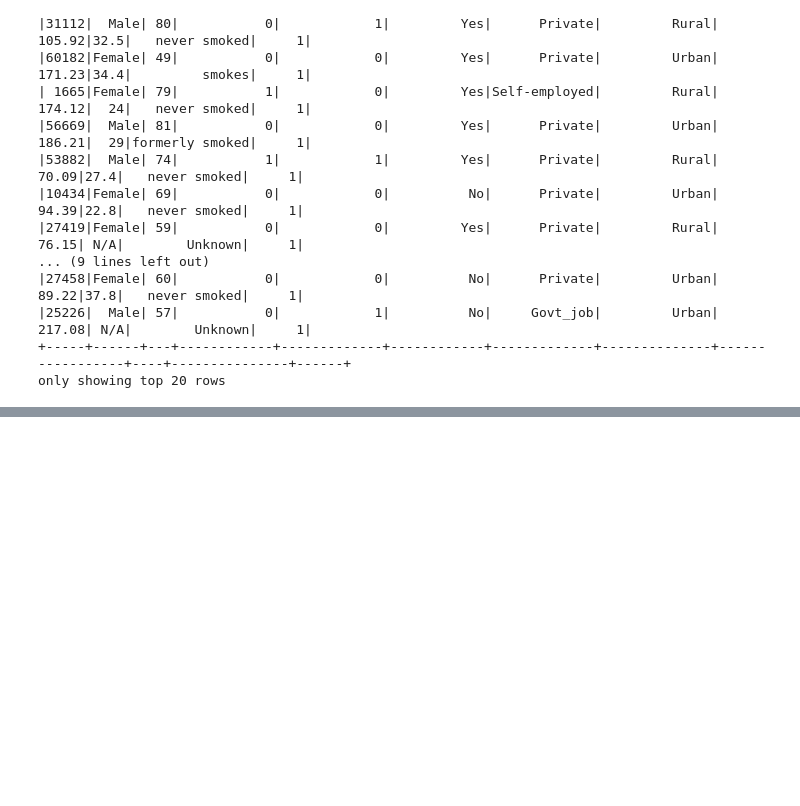
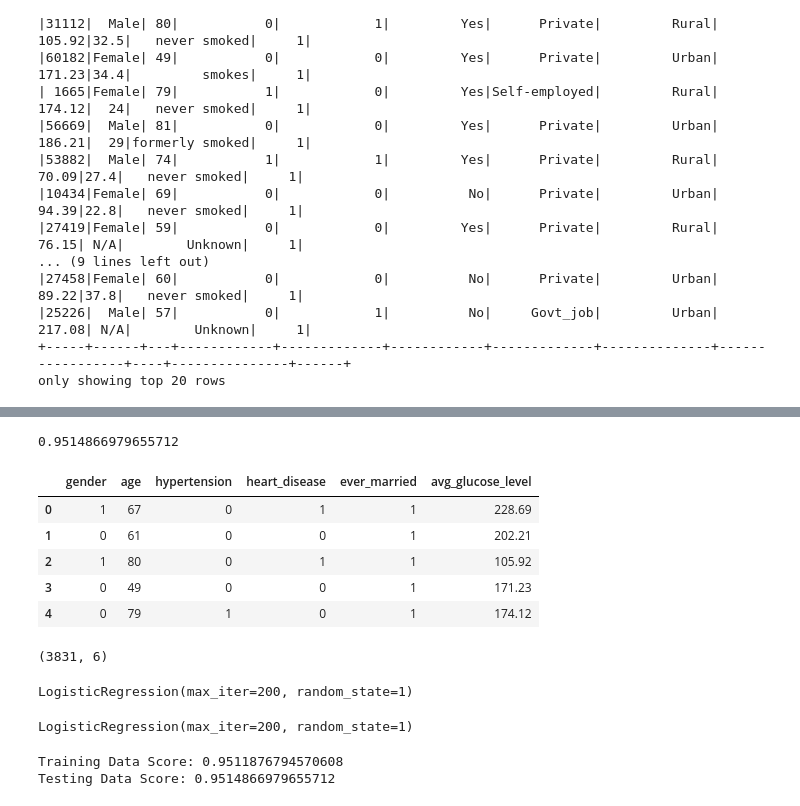
Before and after one commit to AlexFeeney/Project4_Group3, a Jupyter notebook: AlexF_Project4.ipynb, the cells around one changed output, grey strips where cells are left out. Drawn from its saved outputs; the diff is of its cells as text; code cells hidden in the pictures; blank space fills up the shorter version.

```diff
--- a/AlexF_Project4.ipynb
+++ b/AlexF_Project4.ipynb
@@ -119,0 +170,6 @@ classifier = LogisticRegression(solver='lbfgs', random_state=1)
+# %%
+from sklearn.metrics import accuracy_score
+# Display the accuracy score for the test dataset.
+accuracy_score(y_test, predictions)
+# %% [output]
+0.9514866979655712
@@ -119,0 +180,42 @@ classifier = LogisticRegression(solver='lbfgs', random_state=1)
+# %%
+#add and convert additional features
+X = pandas_df.drop(['stroke', 'id','work_type','Residence_type','smoking_status','bmi'],axis=1)
+X['ever_married'].fillna('No', inplace=True)
+X['ever_married'] = X['ever_married'].map({'Yes': 1, 'No': 0})
+X['gender'] = X['gender'].map({'Male': 1, 'Female': 0})
+X.head()
+# %% [output]
+|  | gender | age | hypertension | heart_disease | ever_married | avg_glucose_level |
+| 0 | 1 | 67 | 0 | 1 | 1 | 228.69 |
+| 1 | 0 | 61 | 0 | 0 | 1 | 202.21 |
+| 2 | 1 | 80 | 0 | 1 | 1 | 105.92 |
+| 3 | 0 | 49 | 0 | 0 | 1 | 171.23 |
+| 4 | 0 | 79 | 1 | 0 | 1 | 174.12 |
+# %%
+from sklearn.model_selection import train_test_split
+
+X_train, X_test, y_train, y_test = train_test_split(X,
+                                                    y,
+                                                    random_state=1,
+                                                    stratify=y)
+X_train.shape
+# %% [output]
+(3831, 6)
+# %%
+from sklearn.linear_model import LogisticRegression
+classifier = LogisticRegression(solver='lbfgs',
+                                max_iter=200,
+                                random_state=1)
+classifier
+# %% [output]
+LogisticRegression(max_iter=200, random_state=1)
+# %%
+classifier.fit(X_train, y_train)
+# %% [output]
+LogisticRegression(max_iter=200, random_state=1)
+# %%
+print(f"Training Data Score: {classifier.score(X_train, y_train)}")
+print(f"Testing Data Score: {classifier.score(X_test, y_test)}")
+# %% [output]
+Training Data Score: 0.9511876794570608
+Testing Data Score: 0.9514866979655712
```
Also changed, not shown: parts of 17 cells of this notebook.
